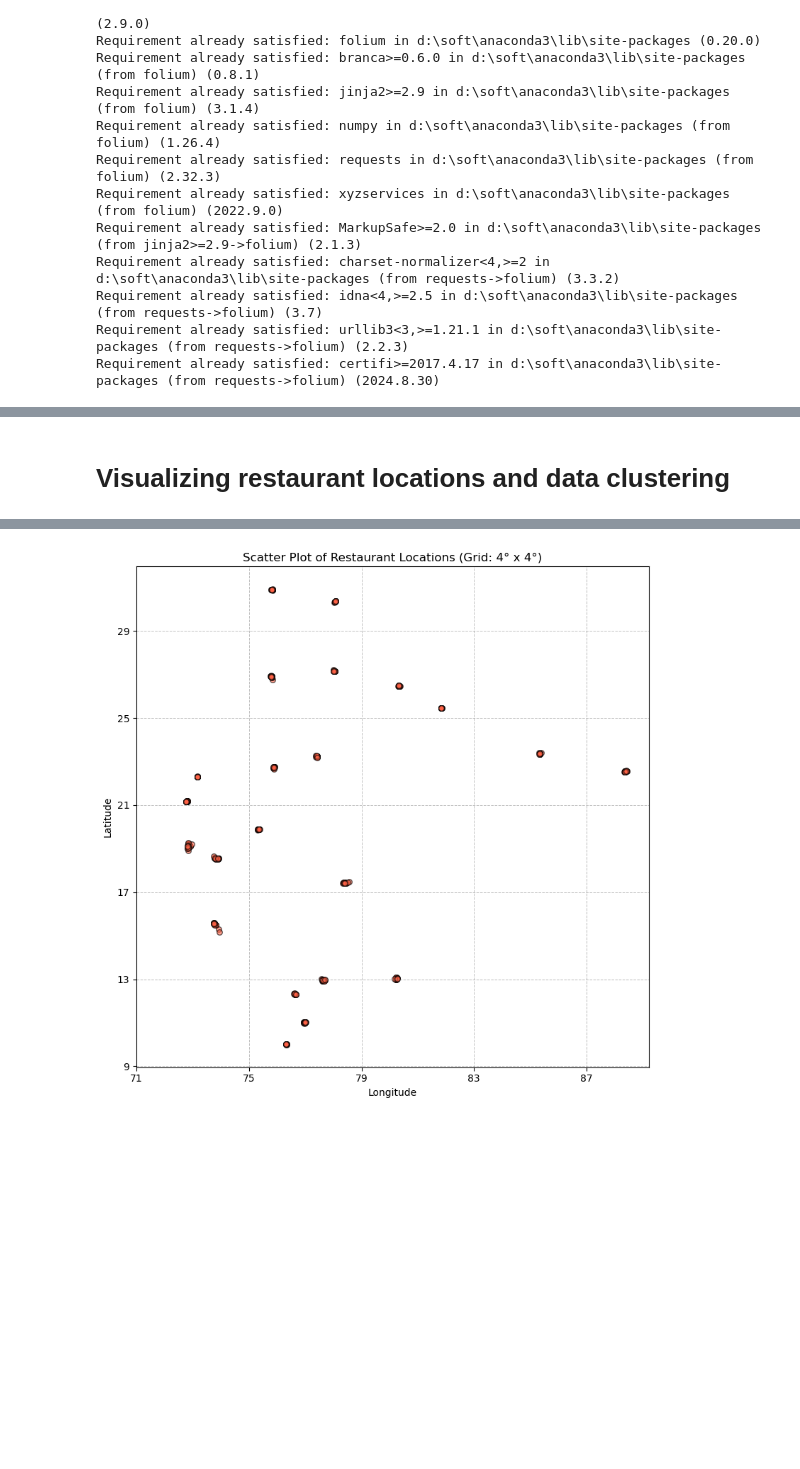
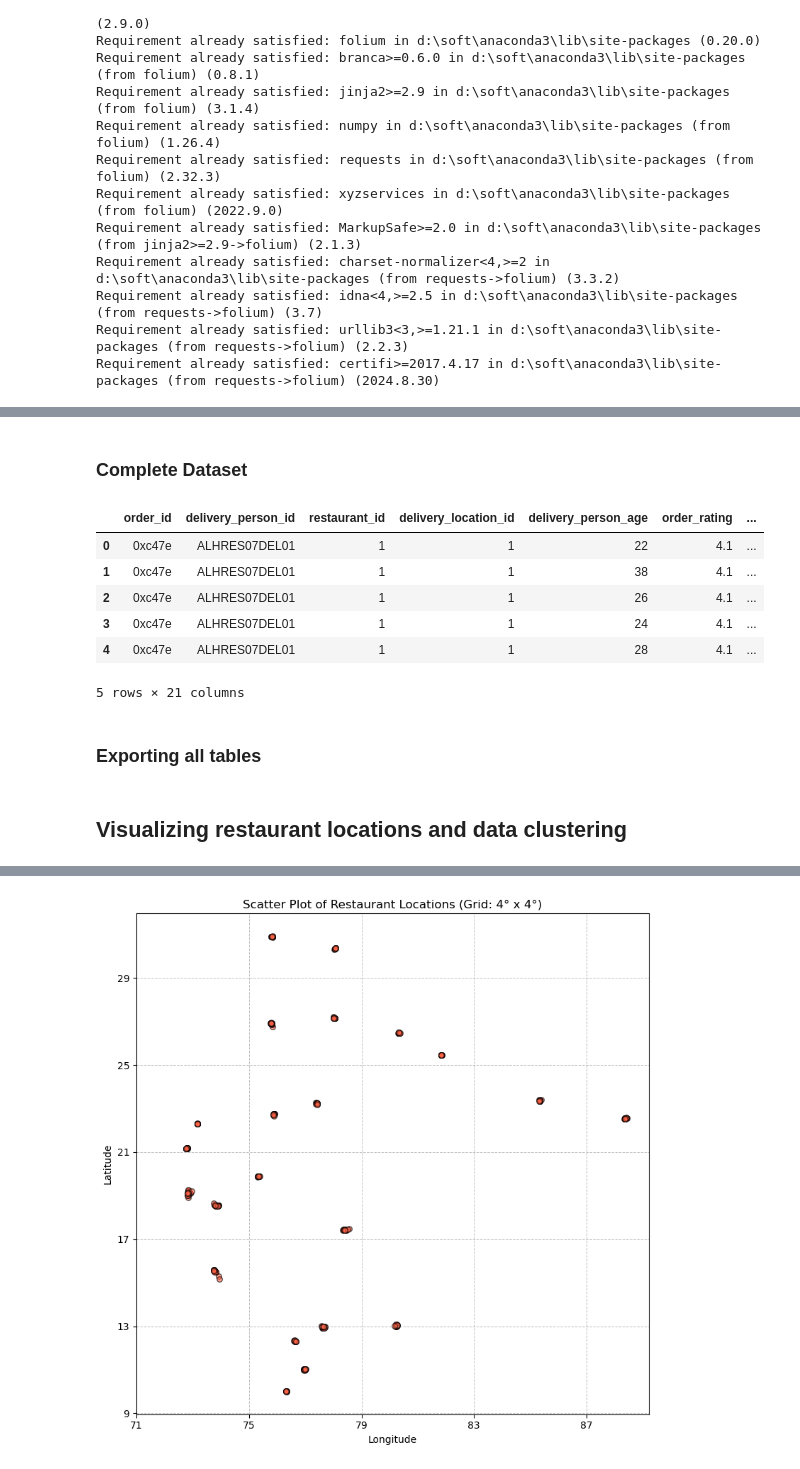
Before and after one commit to shubhx32/Network-Food-Delivery-EDA, a Jupyter notebook: notebooks/Food-Delivery-EDA.ipynb, the cells around one changed output, grey strips where cells are left out. Drawn from its saved outputs; the diff is of its cells as text; code cells hidden in the pictures; blank space fills up the shorter version.

```diff
--- a/notebooks/Food-Delivery-EDA.ipynb
+++ b/notebooks/Food-Delivery-EDA.ipynb
@@ -160,0 +256,25 @@ Data Shape: (33393, 21)
+# %%
+# Step 1: Create a Fact table
+dfOrder_Fact = df[['order_id','delivery_person_id',
+                    'restaurant_latitude', 'restaurant_longitude',
+                    'delivery_location_latitude', 'delivery_location_longitude']].drop_duplicates().reset_index(drop=True)
+
+#Performing Left Join with Restaurant table to obtain surrogate key as foreign key
+dfOrder_Fact = dfOrder_Fact.merge(
+    dfRestaurant_Dim[['restaurant_id', 'restaurant_latitude', 'restaurant_longitude']],
+    on=['restaurant_latitude', 'restaurant_longitude'],
+    how='left'
+)
+
+#Performing Left Join with Delivery Location table to obtain surrogate key as foreign key
+dfOrder_Fact = dfOrder_Fact.merge(
+    dfDeliveryLocation_Dim[['delivery_location_id', 'delivery_location_latitude', 'delivery_location_longitude']],
+    on=['delivery_location_latitude', 'delivery_location_longitude'],
+    how='left'
+)
+
+# Cleaning up the fact table
+dfOrder_Fact.drop(['restaurant_latitude', 'restaurant_longitude'], axis=1, inplace=True)
+dfOrder_Fact.drop(['delivery_location_latitude', 'delivery_location_longitude'], axis=1, inplace=True)
+
+dfOrder_Fact.head()
@@ -160,0 +288,29 @@ Data Shape: (33393, 21)
+# %% [markdown]
+### Complete Dataset
+# %%
+#Initializing the complete dataframe
+df = dfOrder_Fact
+
+#Performing Left Join with Delivery Associate Table
+df = df.merge(dfDeliveryAssociate_Dim, how='left', on='delivery_person_id')
+
+#Performing Left Join with Order Details Table
+df = df.merge(dfOrderDetails_Dim, how='left', on='order_id')
+
+#Performing Left Join with Restaurant Table
+df = df.merge(dfRestaurant_Dim, how='left', on='restaurant_id')
+
+#Performing Left Join with Delivery Location Table
+df = df.merge(dfDeliveryLocation_Dim, how='left', on='delivery_location_id')
+
+df.head()
+# %% [output]
+|  | order_id | delivery_person_id | restaurant_id | delivery_location_id | delivery_person_age | order_rating | ... |
+| 0 | 0xc47e | ALHRES07DEL01 | 1 | 1 | 22 | 4.1 | ... |
+| 1 | 0xc47e | ALHRES07DEL01 | 1 | 1 | 38 | 4.1 | ... |
+| 2 | 0xc47e | ALHRES07DEL01 | 1 | 1 | 26 | 4.1 | ... |
+| 3 | 0xc47e | ALHRES07DEL01 | 1 | 1 | 24 | 4.1 | ... |
+| 4 | 0xc47e | ALHRES07DEL01 | 1 | 1 | 28 | 4.1 | ... |
+5 rows × 21 columns
+# %% [markdown]
+### Exporting all tables
@@ -161,3 +331,3 @@ Data Shape: (33393, 21)
 # %% [markdown]
-# Visualizing restaurant locations and data clustering
+## Visualizing restaurant locations and data clustering
 # %%
```
Also changed, not shown: parts of 30 cells of this notebook, 2 other files.
